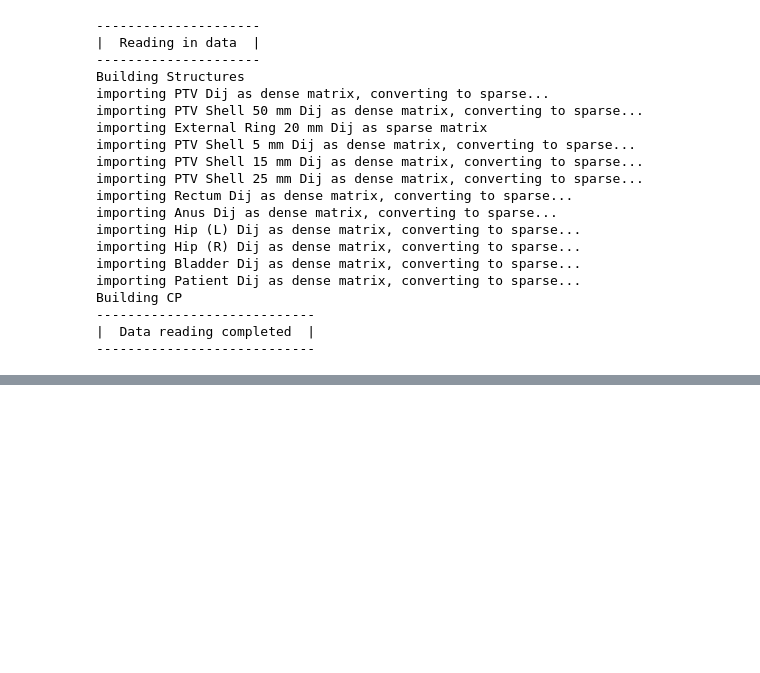
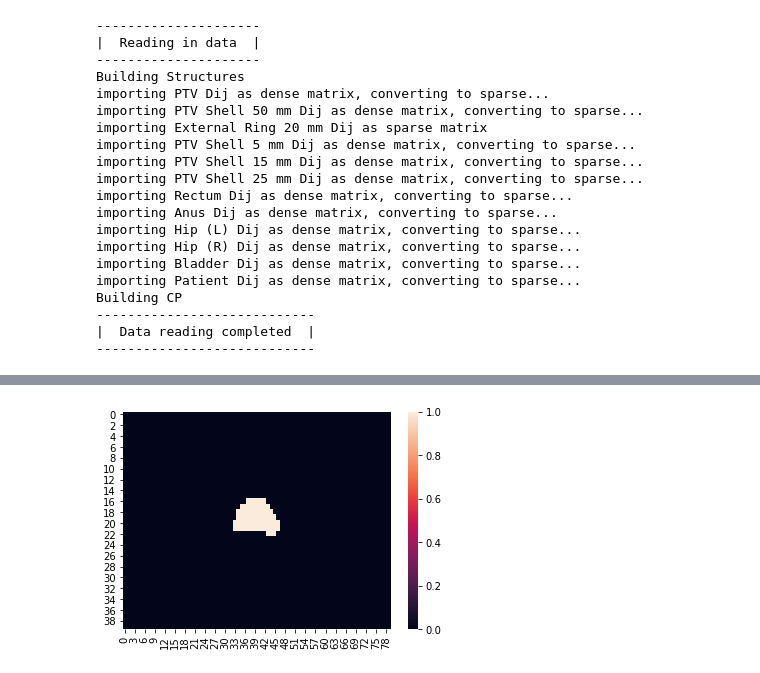
Before and after one commit to brugaltheelder/vmat_auto, a Jupyter notebook: troy_vmat_testing.ipynb, the cells around one changed output, grey strips where cells are left out. Cells and saved outputs as stored; diff of their text form; code cells hidden in the pictures; blank space fills up the shorter version.

```diff
--- a/troy_vmat_testing.ipynb
+++ b/troy_vmat_testing.ipynb
@@ -231,3 +231,11 @@ for c in range(model.data.num_control_points):
 # %%
 for a in model.apertures:
     plot_aper(a,model.data,str(a.cp_number),save_bool=False,show_plot=True,tight_bool=True, buffer = 2)
+# %%
+dose_weight_dict = {'PTV':30, 'Bladder':10}
+
+a = aper_gen_given_dose(dose_weight_dict,model.data, model.data.control_points[0])
+
+plot_aper(a,model.data,'testaper',show_plot=True, save_bool=True,save_name='tester')
+# %% [output]
+[figure, added]
```
Also changed, not shown: parts of 2 cells of this notebook, 1 other file.
